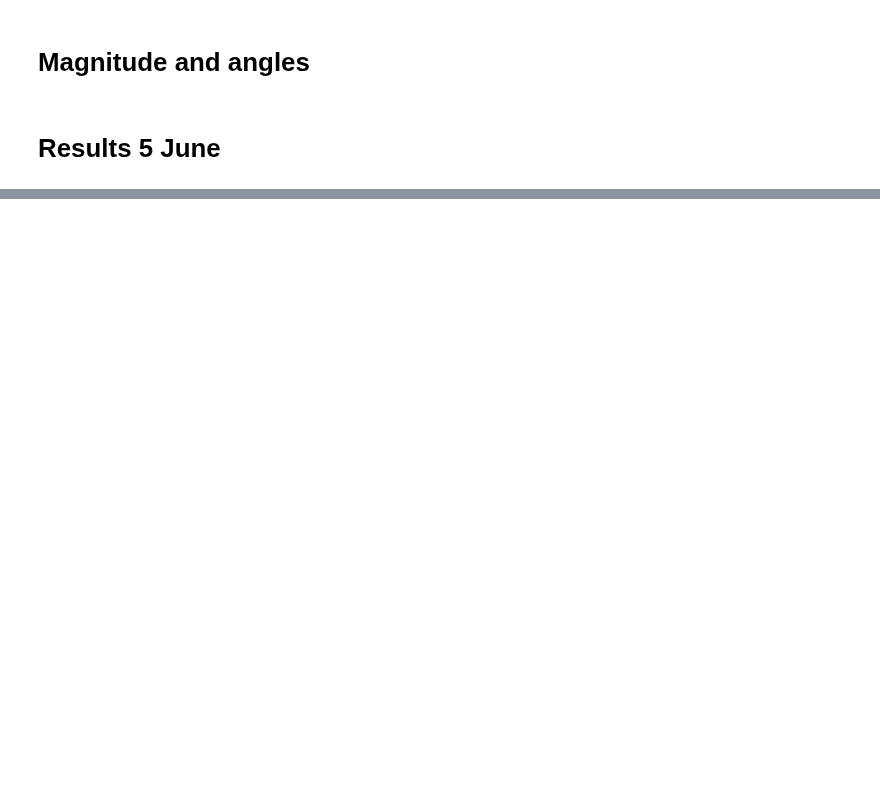
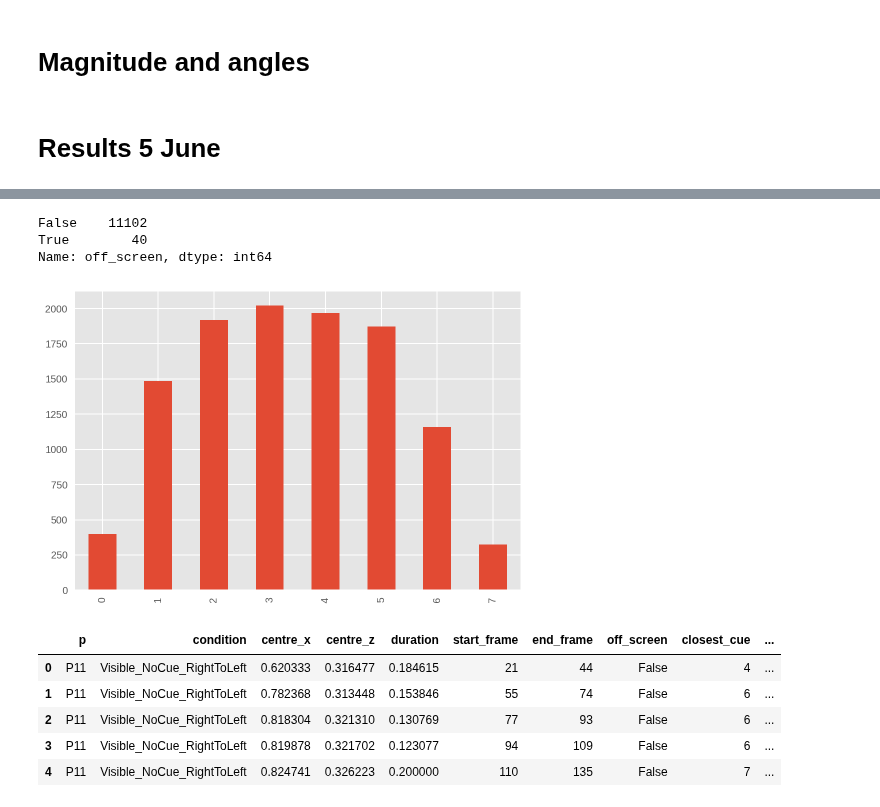
Before and after one commit to Roman-Belenya/perception_and_action, a Jupyter notebook: explore.ipynb, the cells around one changed output, grey strips where cells are left out. Saved outputs shown, nothing was run; the diff lists cells and outputs as text; code cells hidden in the pictures; blank space fills up the shorter version.

```diff
--- a/explore.ipynb
+++ b/explore.ipynb
@@ -147,0 +153,16 @@ plt.show()
+# %%
+# Create a common fixations table
+
+fixations = pd.DataFrame()
+
+for name, subj in d.items():
+    for trial in subj['trials'].values():
+        to_add = pd.DataFrame(trial['fix'])
+        to_add.drop('dispersion', axis = 1, inplace = True)
+        to_add['p'] = name
+        to_add['condition'] = trial['name'][6:-4]
+
+        fixations = fixations.append(to_add, ignore_index = True)
+
+fixations = fixations[['p', 'condition', 'centre_x', 'centre_z', 'duration', 'start_frame', 'end_frame']]
+fixations[:5]
@@ -147,0 +176,39 @@ plt.show()
+# %%
+# Detect the off-screen outliers
+
+fixations['off_screen'] = (fixations.centre_x < 0.34) | (fixations.centre_x > 0.87) | \
+    (fixations.centre_z < 0.18) | (fixations.centre_z > 0.48)
+
+fixations['off_screen'].value_counts()
+# %% [output]
+False    11102
+True        40
+Name: off_screen, dtype: int64
+# %%
+# Find the distances between fixations and the closest cue
+
+closest_cue = []
+distance = []
+
+for index, row in fixations.iterrows():
+    dist = [row['centre_x'] - cue for cue in cues]
+    ind, = np.where(np.abs(dist) == min(np.abs(dist)))
+    closest_cue.append(ind[0])
+    distance.append(dist[ind[0]])
+
+fixations['closest_cue'] = closest_cue
+fixations['distance_to'] = distance
+# %%
+# Number of fixations per closest cue
+
+fixations['closest_cue'].value_counts(sort = False).plot(kind = 'bar')
+plt.show()
+fixations[:5]
+# %% [output]
+[figure, added]
+|  | p | condition | centre_x | centre_z | duration | start_frame | end_frame | off_screen | closest_cue | ... |
+| 0 | P11 | Visible_NoCue_RightToLeft | 0.620333 | 0.316477 | 0.184615 | 21 | 44 | False | 4 | ... |
+| 1 | P11 | Visible_NoCue_RightToLeft | 0.782368 | 0.313448 | 0.153846 | 55 | 74 | False | 6 | ... |
+| 2 | P11 | Visible_NoCue_RightToLeft | 0.818304 | 0.321310 | 0.130769 | 77 | 93 | False | 6 | ... |
+| 3 | P11 | Visible_NoCue_RightToLeft | 0.819878 | 0.321702 | 0.123077 | 94 | 109 | False | 6 | ... |
+| 4 | P11 | Visible_NoCue_RightToLeft | 0.824741 | 0.326223 | 0.200000 | 110 | 135 | False | 7 | ... |
```
Also changed, not shown: parts of 19 cells of this notebook, 2 other files.
